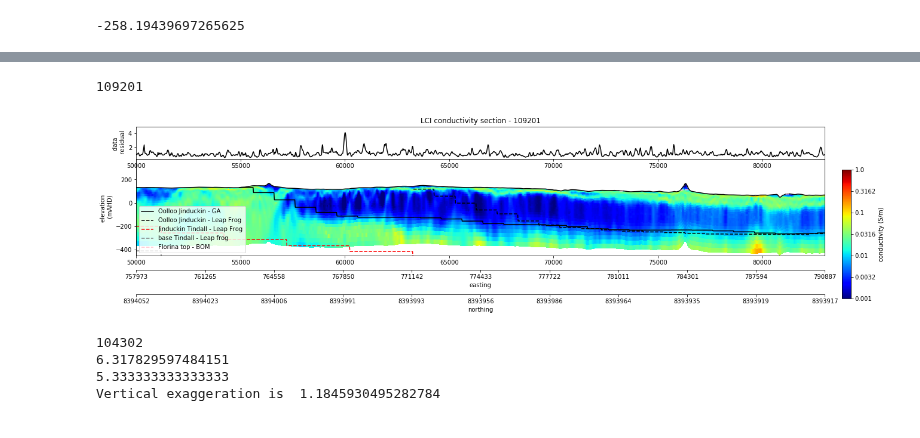
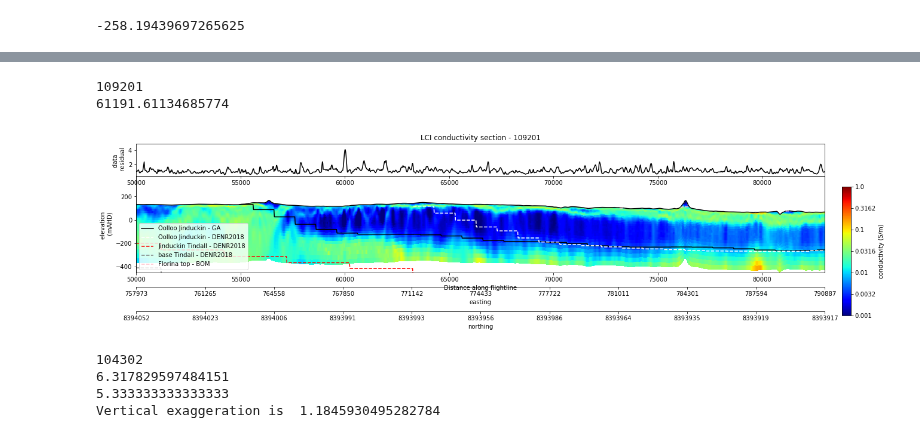
Before and after one commit to GeoscienceAustralia/hydrogeol_utils, a Jupyter notebook: notebooks/DR_sections.ipynb, the cells around one changed output, grey strips where cells are left out. Saved outputs shown, nothing was run; the diff lists cells and outputs as text; code cells hidden in the pictures.

```diff
--- a/notebooks/DR_sections.ipynb
+++ b/notebooks/DR_sections.ipynb
@@ -275,16 +275,16 @@ def section_plot(line, figsize = (12,3)):
             linestyle = 'solid', label = 'Oolloo Jinduckin - GA')
 
     ax2.plot(gridded_vars[line]['grid_distances'],
-            gridded_vars[line]['OllooJind_contact'], c = 'k',
-            linestyle = 'dashed', label = 'Oolloo Jinduckin - Leap Frog')
+            gridded_vars[line]['OllooJind_contact'], c = 'white',
+            linestyle = 'dashed', label = 'Oolloo Jinduckin - DENR2018')
 
     ax2.plot(gridded_vars[line]['grid_distances'],
             gridded_vars[line]['TindJind_contact'], c = 'red',
-            linestyle = 'dashed', label = 'Jinduckin Tindall - Leap Frog')
+            linestyle = 'dashed', label = 'Jinduckin Tindall - DENR2018')
 
     ax2.plot(gridded_vars[line]['grid_distances'],
             gridded_vars[line]['baseTind'], c = 'grey',
-            linestyle = 'dashed', label = 'base Tindall - Leap frog')
+            linestyle = 'dashed', label = 'base Tindall - DENR2018')
 
 
 
@@ -362,9 +410,9 @@ print(line)
 
 w,h = 20,5
 
-#x,y = 762439.06, 8423619.75
+x,y = 762439.06, 8423619.75
 
-#idx = xy_to_grid_dist(gridded_vars[line], x,y, use_easting = False)
+idx = xy_to_grid_dist(gridded_vars[line], x,y, use_easting = False)
 
 fig, ax1, ax2 = section_plot(line, figsize = (w,h))
 
@@ -375,35 +423,36 @@ ax2.legend(loc='lower left')
 offset = 5000.
 
 dist = gridded_vars[line]['grid_distances'][idx]
 
 elev = gridded_vars[line]['elevation'][idx]
 
 #ax2.set_xlim(dist - offset, dist + offset)
 
 xmin = 50000
 xmax = 83000
 ax2.set_xlim(xmin, xmax)
 
 ax2.scatter([dist], [elev], c = 'k', s = 50)
 
-#ax2.set_xlabel('Distance along flightline')
+ax2.set_xlabel('Distance along flightline')
 
 mask = np.logical_and(gridded_vars[line]['grid_distances'] > xmin,
                       gridded_vars[line]['grid_distances'] < xmax)
 
 plot_utils.add_axis_coords('easting', gridded_vars[line]['easting'][mask],
                             ax2, ax2.get_position(), offset=-0.15)
 
 plot_utils.add_axis_coords('northing', gridded_vars[line]['northing'][mask],
                             ax2, ax2.get_position(), offset=-0.4)
 
 plt.savefig(r"C:\Users\PCUser\Desktop\NSC_data\reporting\Daly\custom_sections\\" + str(line) + '_report_section.png',
            dpi =300)
 
 plt.show()
 # %% [output]
 109201
+61191.61134685774
-[figure, old version]
+[figure, new version]
 # %%
 mask = np.logical_and(gridded_vars[line]['grid_distances'] > xmin,
                       gridded_vars[line]['grid_distances'] < xmax)
```
Also changed, not shown: parts of 2 cells of this notebook, 6 other files.
